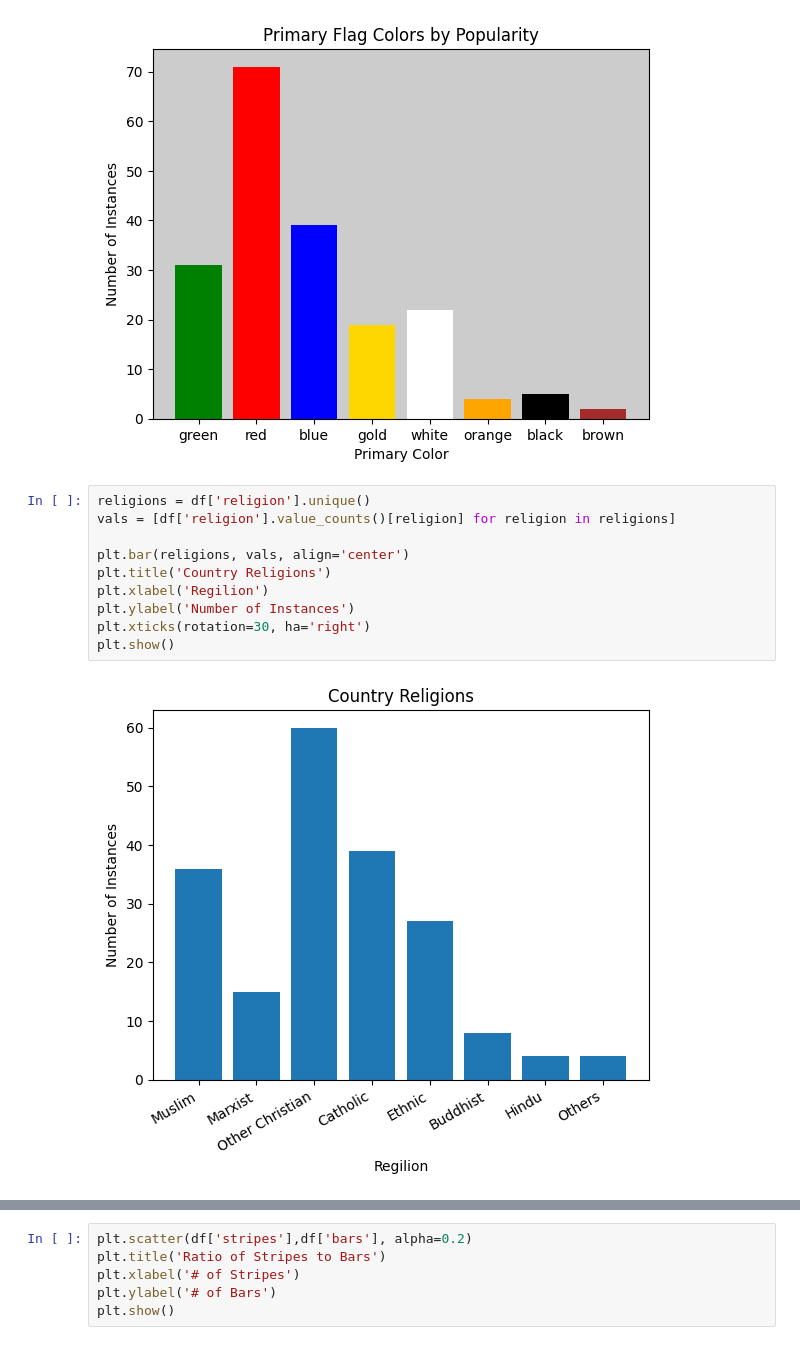
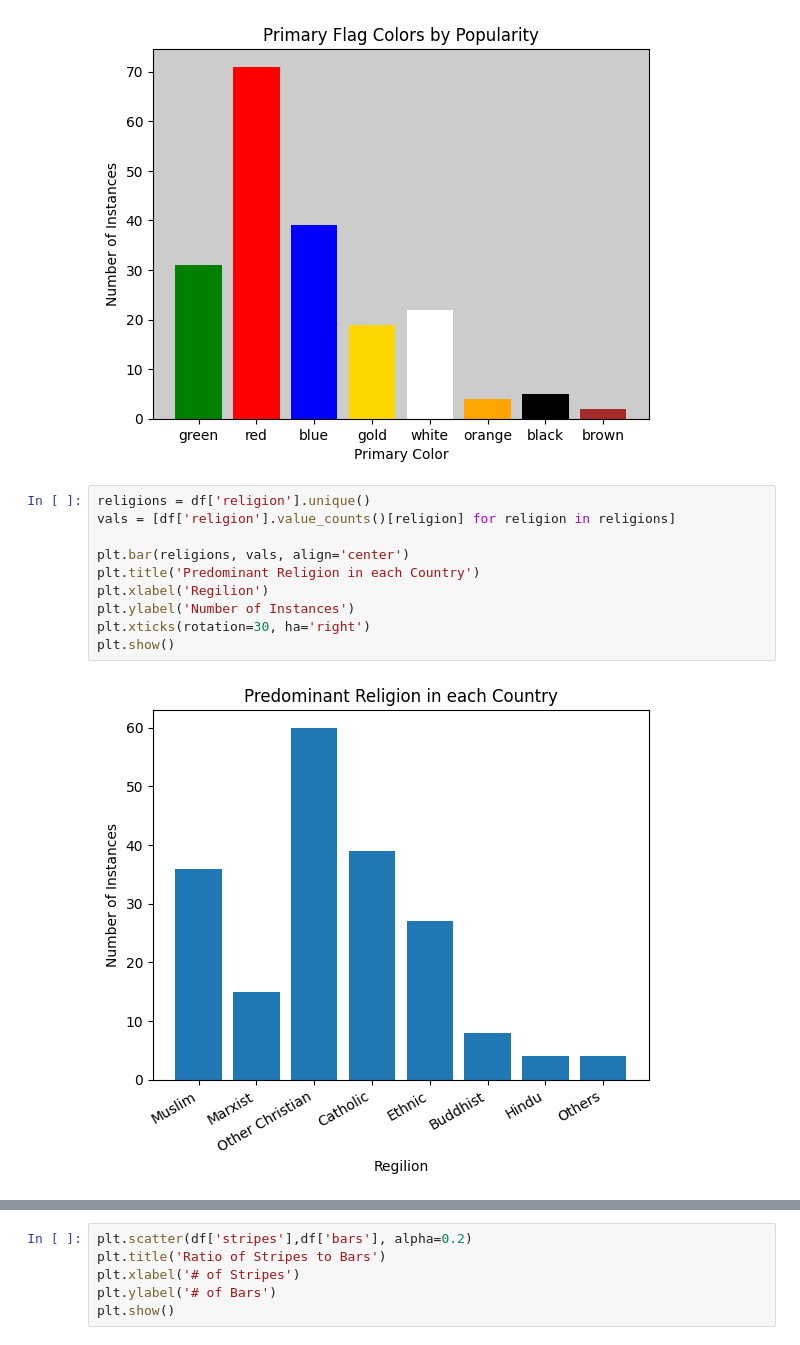
Before and after one commit to the-codingschool/TRAIN-datasets, a Jupyter notebook: flags/flag_classification.ipynb, the cells around one changed output, grey strips where cells are left out. Cells and saved outputs as stored; diff of their text form.

```diff
--- a/flags/flag_classification.ipynb
+++ b/flags/flag_classification.ipynb
@@ -37,12 +37,12 @@ plt.show()
 # %%
 religions = df['religion'].unique()
 vals = [df['religion'].value_counts()[religion] for religion in religions]
 
 plt.bar(religions, vals, align='center')
-plt.title('Country Religions')
+plt.title('Predominant Religion in each Country')
 plt.xlabel('Regilion')
 plt.ylabel('Number of Instances')
 plt.xticks(rotation=30, ha='right')
 plt.show()
 # %% [output]
-[figure, old version]
+[figure, new version]
```
Also changed, not shown: parts of 18 cells of this notebook, 7 other files.
